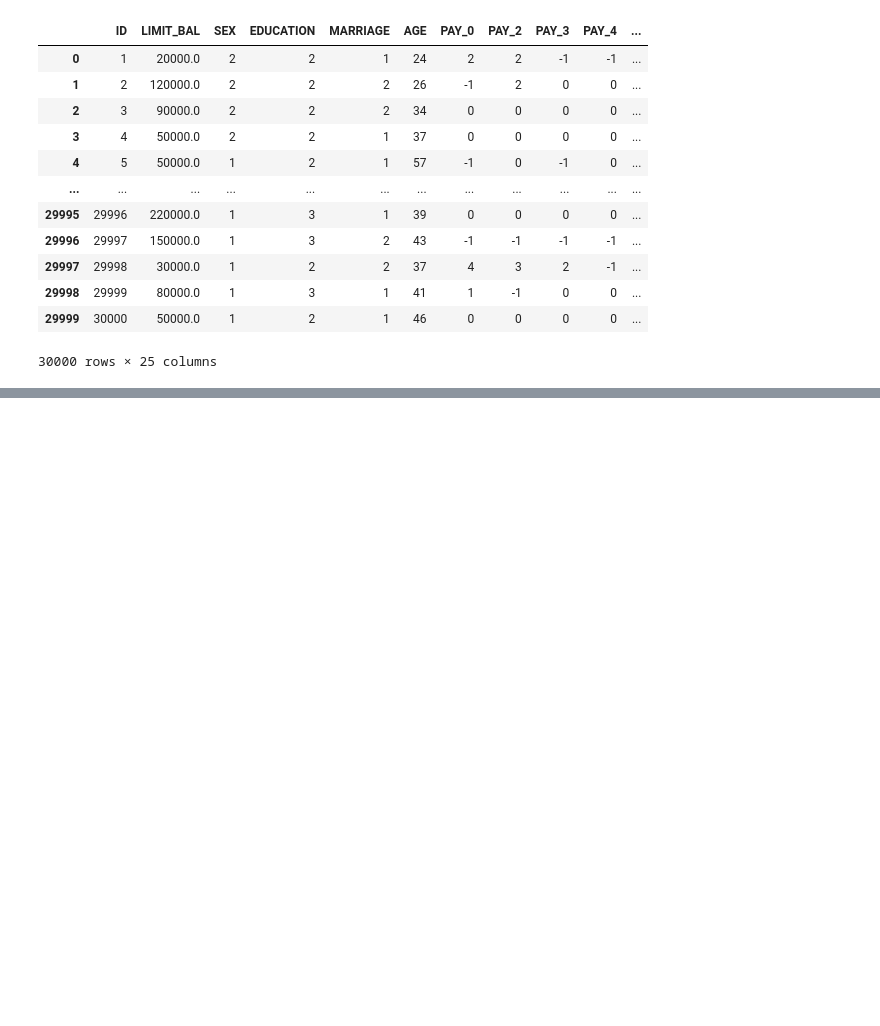
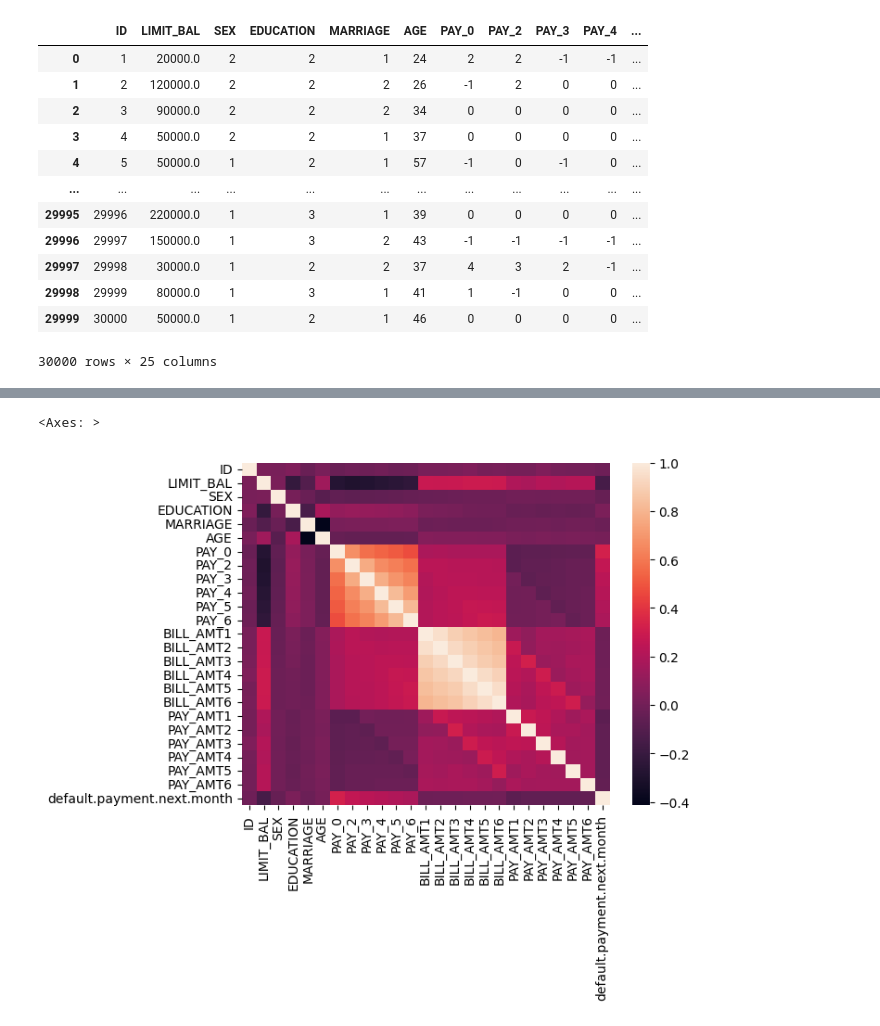
Before and after one commit to harshdabhi/credit_card_default_ML, a Jupyter notebook: EDA/test.ipynb, the cells around one changed output, grey strips where cells are left out. Drawn from its saved outputs; the diff is of its cells as text; code cells hidden in the pictures; blank space fills up the shorter version.

```diff
--- a/EDA/test.ipynb
+++ b/EDA/test.ipynb
@@ -7,6 +4,6 @@ import numpy as np
 # %%
 
-df=pd.read_csv('UCI_Credit_Card.csv')
+df=pd.read_csv('./default/UCI_Credit_Card_7879_9833.csv')
 df
 # %% [output]
 |  | ID | LIMIT_BAL | SEX | EDUCATION | MARRIAGE | AGE | PAY_0 | PAY_2 | PAY_3 | PAY_4 | ... |
@@ -83,0 +89,6 @@ FileNotFoundError: [Errno 2] No such file or directory: 'UCI_Credit_card.csv'
+# %%
+sns.heatmap(df.corr())
+# we can see correlation among bill amount , pay schedule , pay amount
+# %% [output]
+<Axes: >
+[figure, added]
```
Also changed, not shown: parts of 21 cells of this notebook, 2 other files.
